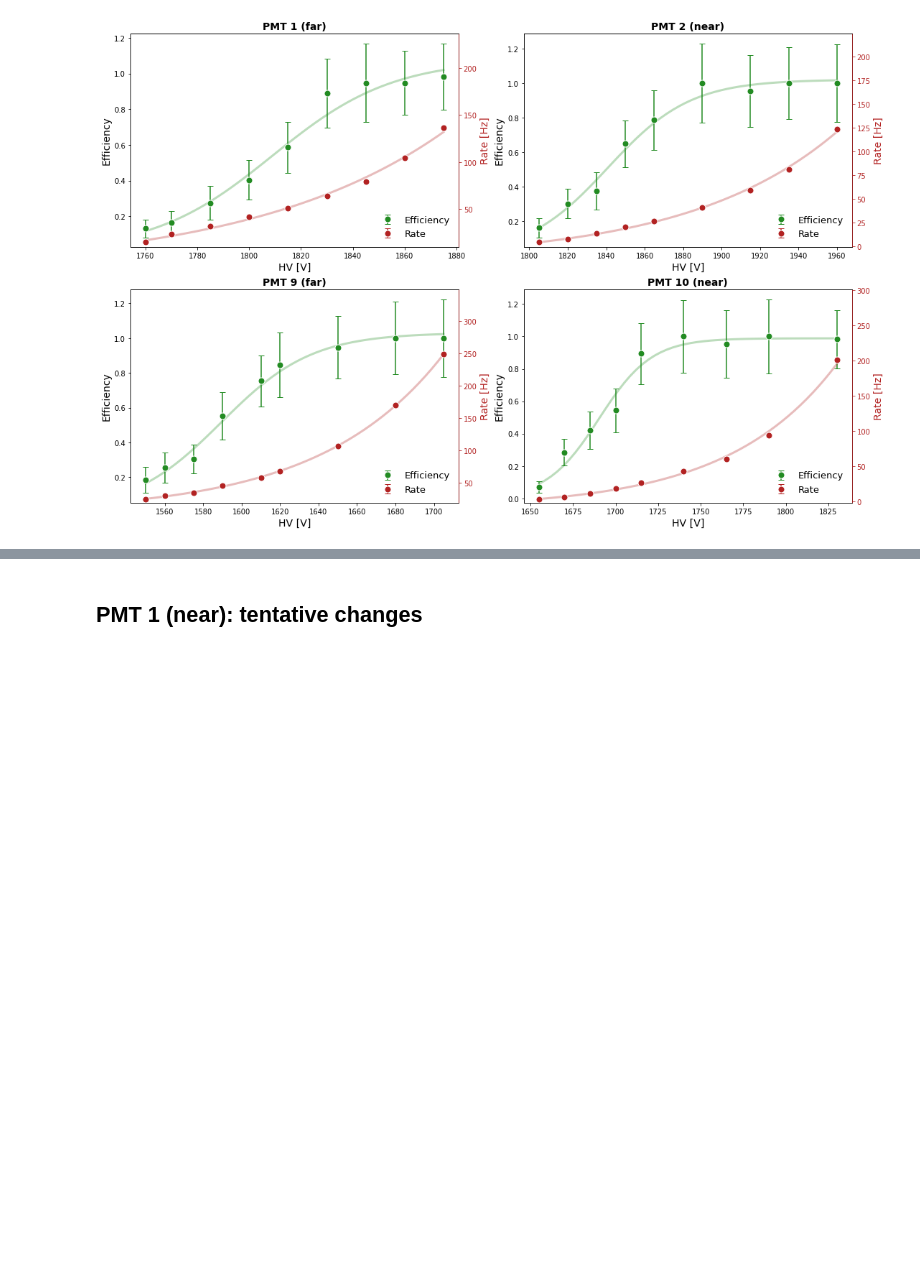
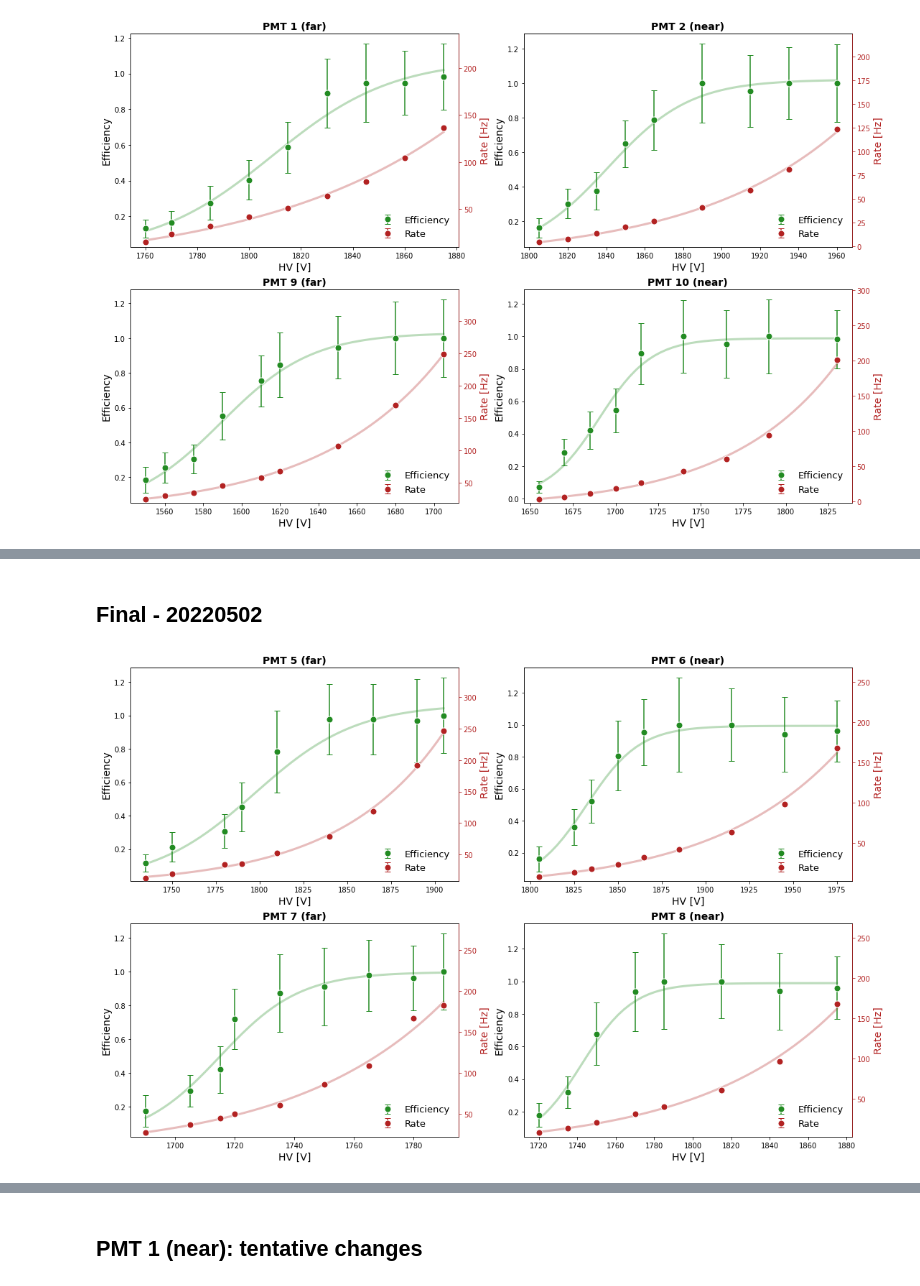
Before and after one commit to trRiccardo/MuonLifetime, a Jupyter notebook: data_PMT/analysis.ipynb, the cells around one changed output, grey strips where cells are left out. Drawn from its saved outputs; the diff is of its cells as text; code cells hidden in the pictures; blank space fills up the shorter version.

```diff
--- a/data_PMT/analysis.ipynb
+++ b/data_PMT/analysis.ipynb
@@ -330,0 +338,19 @@ fig.savefig("plots/plot_both_1-2-9-10.pdf")
+# %% [markdown]
+## Final - 20220502
+# %%
+# data
+titles = ["PMT 5 (far)", "PMT 6 (near)", "PMT 7 (far)", "PMT 8 (near)"]
+files = ["data_PMT5_far.dat", "data_PMT6_near.dat", "data_PMT7_far.dat", "data_PMT8_near.dat"]
+
+# plot
+fig, ax = plt.subplots(figsize=(18, 12), ncols=2, nrows=2)
+
+plot_efficiency(ax[0, 0], files[0], titles[0], False)
+plot_efficiency(ax[0, 1], files[1], titles[1], False)
+plot_efficiency(ax[1, 0], files[2], titles[2], False)
+plot_efficiency(ax[1, 1], files[3], titles[3], False)
+
+# save
+fig.savefig("plots/plot_single_5-6-7-8.pdf")
+# %% [output]
+[figure, added]
```
Also changed, not shown: parts of 11 cells of this notebook, 17 other files.
